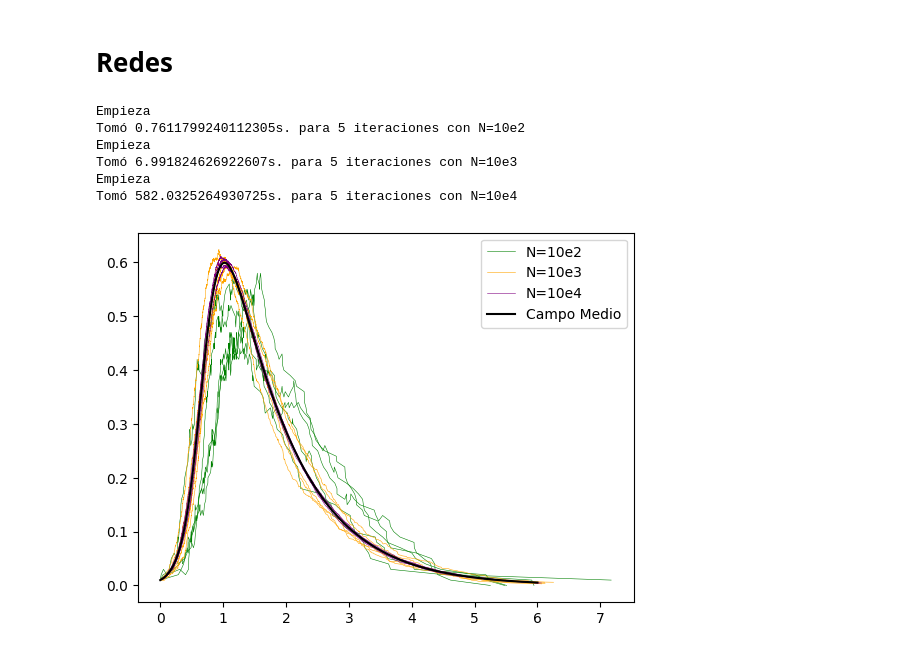
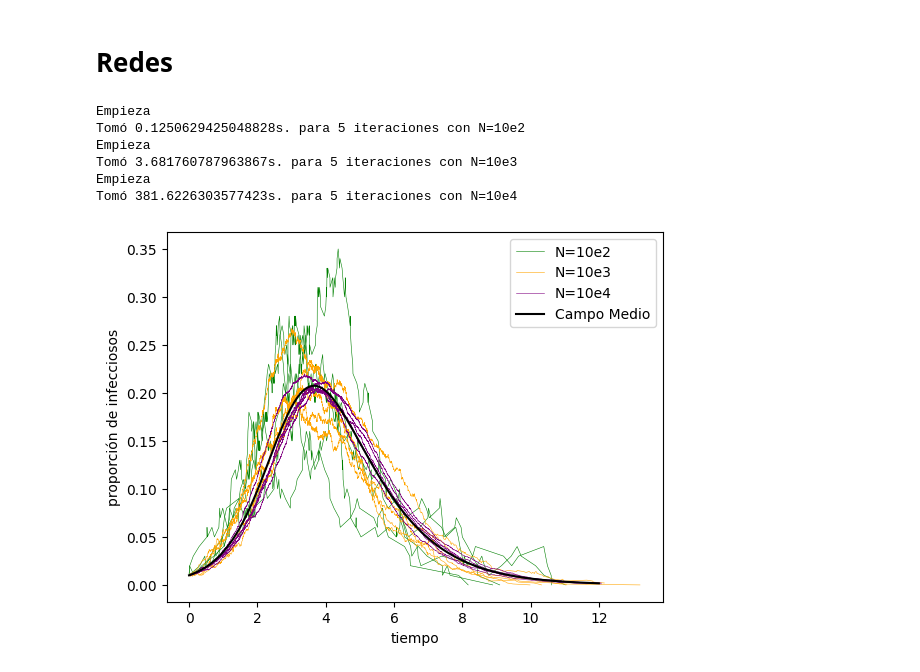
Before and after one commit to JairEsc/Aproximaciones-de-Modelos-Epidemiologicos, a Jupyter notebook: Gillespie_MD_Redes_Markoviano.ipynb, the cells around one changed output. Saved outputs shown, nothing was run; the diff lists cells and outputs as text; code cells hidden in the pictures.

```diff
--- a/Gillespie_MD_Redes_Markoviano.ipynb
+++ b/Gillespie_MD_Redes_Markoviano.ipynb
@@ -199,47 +199,68 @@ def Gillespie_Direct_Method_Network(beta,gamma,N,X_I_indexes,G_network_initial=n
 # %%
 #Ejemplo
 import time
+from scipy.integrate import odeint
+import scipy.integrate as spi
+def ode_SIR(INP,t,ps): # Modelo determinista
+    try:
+        beta = ps['beta'].value
+        gamma = ps['gamma'].value
+        N = ps['N'].value
+    except:
+        beta,gamma,N = ps
+    Y = np.zeros((3))
+    V = INP
+    Y[0] = - beta * V[0] * V[1] /N
+    Y[1] = beta * V[0] * V[1]/N - gamma * V[1]
+    Y[2] = gamma * V[1]
+    return Y
+def g(t,INP,ps):
+    SOL = spi.odeint(ode_SIR,INPUT,t_range,args=(ps,))
+    return SOL[:,1]
 colores=['green','orange','purple']
 np.random.seed(0)
+beta=23
 for pot in [2,3,4]:
     iter_time = time.time()
-    beta=75
     gamma=1
     N=10**pot
+    T_FIN=12
     ksum=1
     G=nx.fast_gnp_random_graph(n=N, p=0.1, seed=None, directed=False)
     X_I_indexes=np.random.choice(N,size=int(N*0.01),replace=False).tolist()
     for k in range(N):
         if k in X_I_indexes:
             G.nodes[k]['Estado:']='Infeccioso'
         else:
             G.nodes[k]['Estado:']='Susceptible'
     print("Empieza")
     #------------------------------------ Markoviano
     for iter in range(5):
         H=[]
         while(len(H)<10):
           G_copy=G.copy()
           X_I_indexes_copy=X_I_indexes.copy()
-          H=Gillespie_Direct_Method_Network(beta,gamma,N,X_I_indexes=X_I_indexes_copy,G_network_initial=G_copy,T=6)
+          H=Gillespie_Direct_Method_Network(beta,gamma,N,X_I_indexes=X_I_indexes_copy,G_network_initial=G_copy,T=T_FIN)
         if(iter==0):
             plt.plot(H['time'],H['I(t)']/N, colores[pot-2],linewidth=0.4,label='N=10e'+str(pot))
         else:
             plt.plot(H['time'],H['I(t)']/N, colores[pot-2],linewidth=0.4)
         #------------------------------------
     print("Tomó "+str(time.time()-iter_time)+'s. para 5 iteraciones con N=10e'+str(pot))
 INPUT = (0.99*N, 0.01*N, 0.0)
-t_start = 0.0; t_end = 6; t_inc = .01
+t_start = 0.0; t_end = T_FIN; t_inc = .01
 t_range = np.arange(t_start, t_end+t_inc, t_inc)
 plt.plot(t_range,g(t_range,INPUT,[beta*0.1,gamma,N])/N, 'k',label='Campo Medio')
+plt.xlabel('tiempo')
+plt.ylabel('proporción de infecciosos')
 plt.legend()
 plt.savefig('markoviano_convergencia_gnp.png',dpi=300)
 plt.show()
 # %% [output]
 Empieza
-Tomó 0.7611799240112305s. para 5 iteraciones con N=10e2
+Tomó 0.1250629425048828s. para 5 iteraciones con N=10e2
 Empieza
-Tomó 6.991824626922607s. para 5 iteraciones con N=10e3
+Tomó 3.681760787963867s. para 5 iteraciones con N=10e3
 Empieza
-Tomó 582.0325264930725s. para 5 iteraciones con N=10e4
+Tomó 381.6226303577423s. para 5 iteraciones con N=10e4
-[figure, old version]
+[figure, new version]
```
